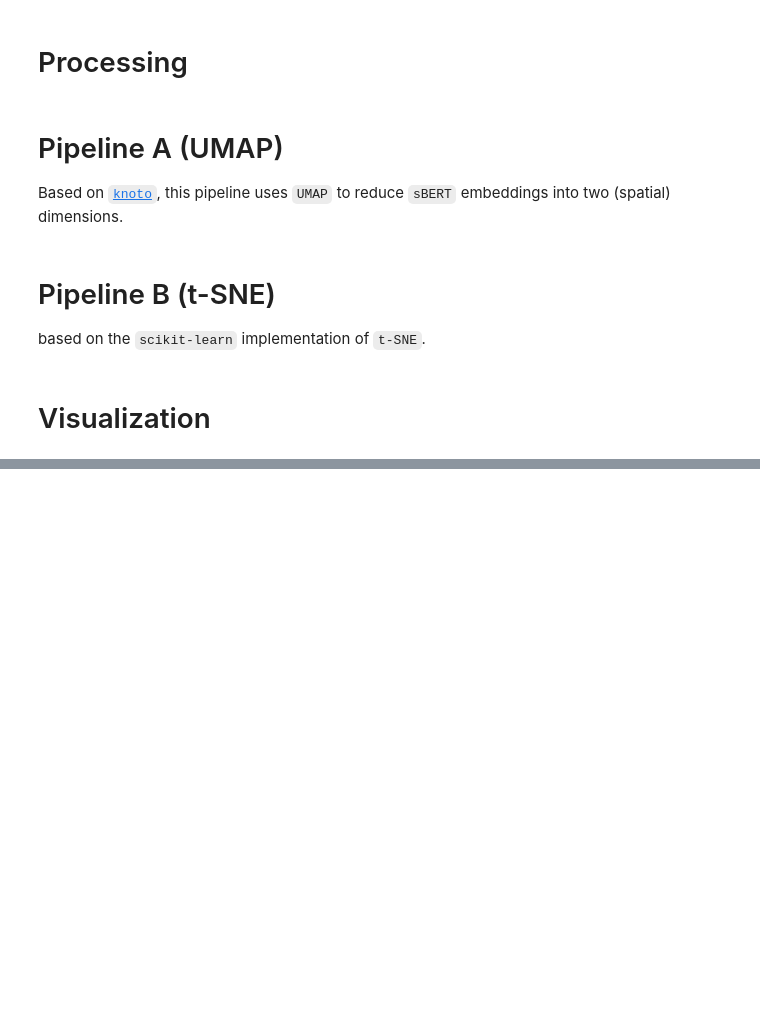
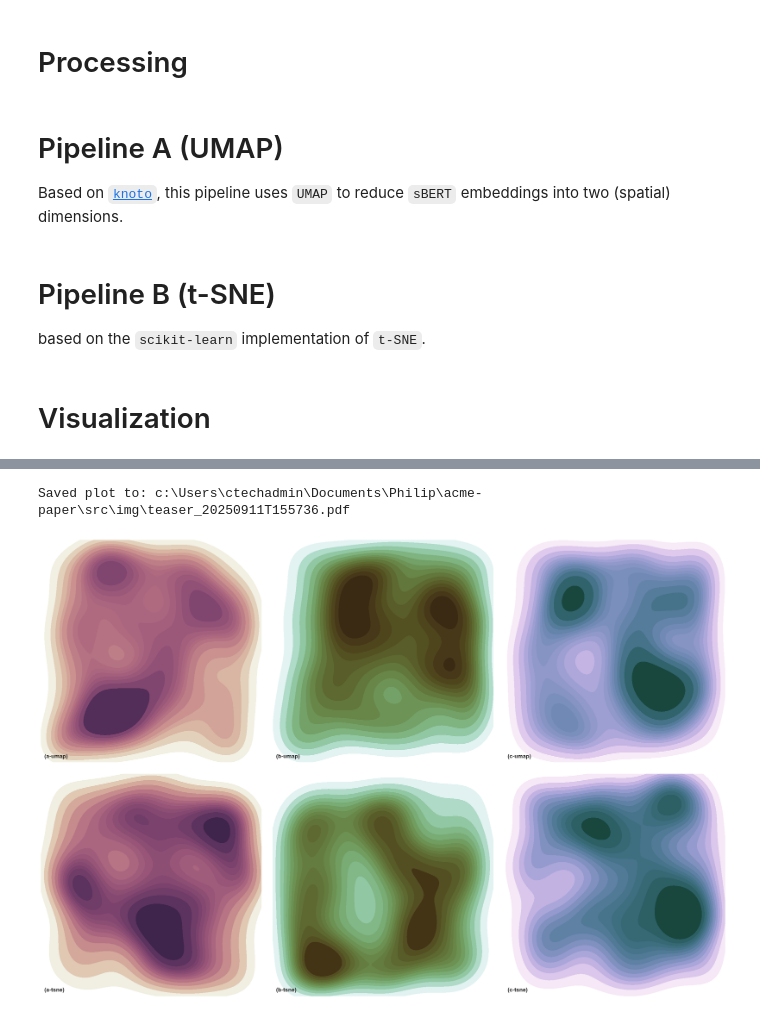
Before and after one commit to whatphilipcodes/acme-paper, a Jupyter notebook: src/main.ipynb, the cells around one changed output, grey strips where cells are left out. Cells and saved outputs as stored; diff of their text form; code cells hidden in the pictures; blank space fills up the shorter version.

```diff
--- a/src/main.ipynb
+++ b/src/main.ipynb
@@ -273,0 +318,67 @@ for dir in ds_pos_results:
+# %%
+import numpy as np
+import seaborn as sns
+import matplotlib.pyplot as plt
+
+img_dir = os.path.join(os.getcwd(), "img")
+os.makedirs(img_dir, exist_ok=True)
+
+sns.set_theme(style="white")
+
+# Labels for 6 subplots
+labels = ['(a-umap)', '(b-umap)', '(c-umap)', '(a-tsne)', '(b-tsne)', '(c-tsne)']
+
+# Generate demo data compatible with your approach
+# Each "dataset" is a dictionary with 'x' and 'y' keys
+np.random.seed(50)
+teaser_data = []
+for _ in range(6):
+    teaser_data.append({
+        'x': np.random.uniform(-1, 1, 500),
+        'y': np.random.uniform(-1, 1, 500)
+    })
+
+# 2 rows, 3 columns
+f, axes = plt.subplots(2, 3, figsize=(24, 16), sharex=True, sharey=True)
+axes = axes.flatten()
+
+# Use 3 distinct cubehelix starts for the first row and repeat for the second
+cubehelix_starts = [0, 1.0, 2.0, 0, 1.0, 2.0]
+
+for ax, ds, label, s in zip(axes, teaser_data, labels, cubehelix_starts):
+    x = ds['x']
+    y = ds['y']
+
+    # Cubehelix colormap
+    cmap = sns.cubehelix_palette(start=s, rot=0.5, light=1, as_cmap=True)
+
+    # KDE plot
+    sns.kdeplot(
+        x=x, y=y,
+        cmap=cmap,
+        fill=True,
+        clip=(-1.0, 1.0),
+        thresh=0.1,
+        levels=15,
+        ax=ax,
+    )
+
+    ax.set_axis_off()
+    ax.text(-0.97, -0.96, label, fontsize=14, fontweight='bold')
+
+ax.set(xlim=(-1.0, 1.0), ylim=(-1.0, 1.0))
+f.subplots_adjust(left=0, right=1, top=1, bottom=0, wspace=0.05, hspace=0.05)
+
+# Generate filename with timestamp
+timestamp = datetime.now().strftime("%Y%m%dT%H%M%S")
+filename = f"teaser_{timestamp}.pdf"
+filepath = os.path.join(img_dir, filename)
+
+# Save as PDF
+plt.savefig(filepath, format='pdf', bbox_inches='tight')
+print(f"Saved plot to: {filepath}")
+
+plt.show()
+# %% [output]
+Saved plot to: c:\Users\ctechadmin\Documents\Philip\acme-paper\src\img\teaser_20250911T155736.pdf
+[figure, added]
```
Also changed, not shown: parts of 8 cells of this notebook, 2 other files.
